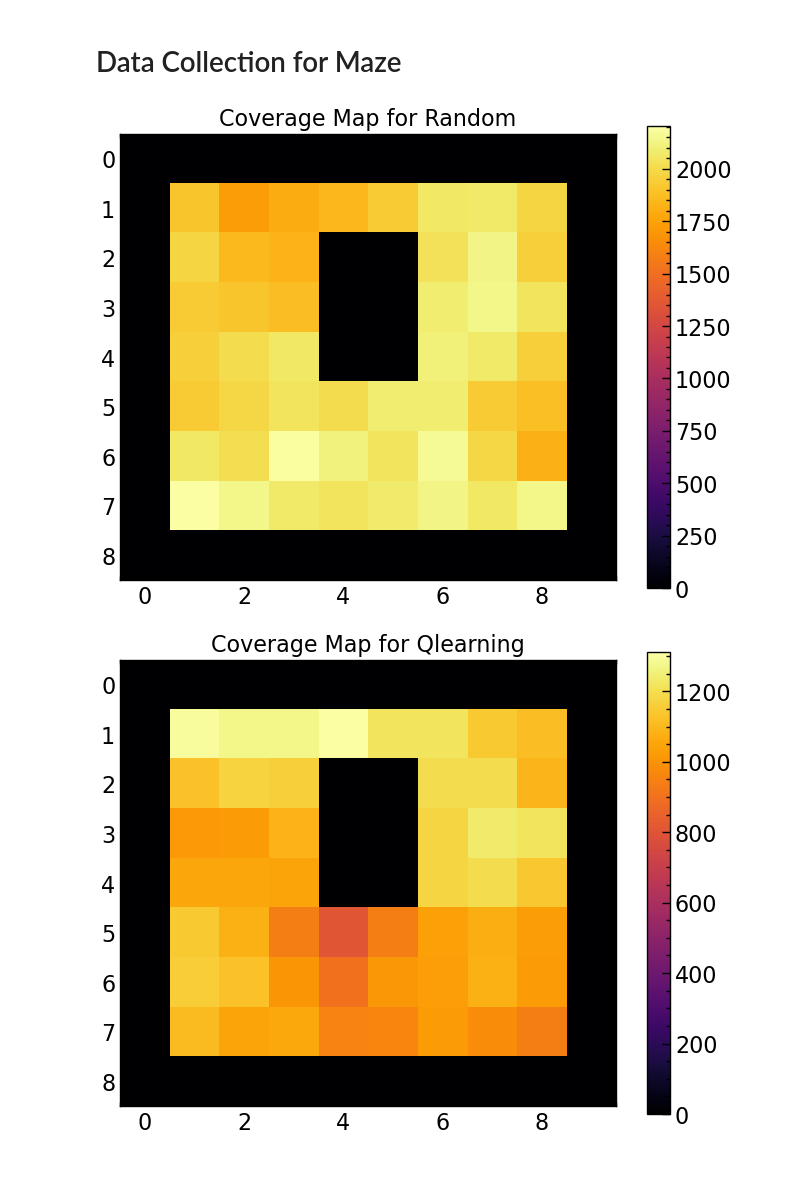
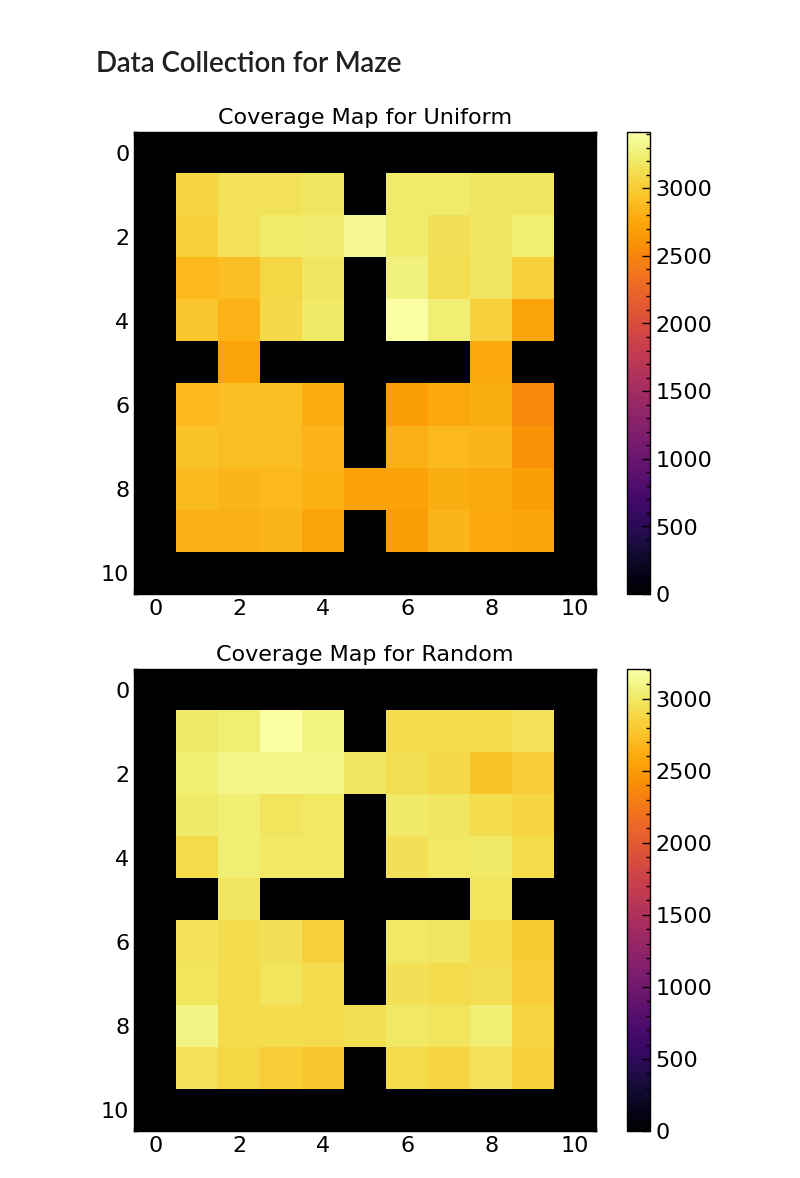
Before and after one commit to skylooop/ZeroShotRL, a Jupyter notebook: notebooks/mazes.ipynb, the cells around one changed output. Drawn from its saved outputs; the diff is of its cells as text; code cells hidden in the pictures.

```diff
--- a/notebooks/mazes.ipynb
+++ b/notebooks/mazes.ipynb
@@ -62,7 +56,7 @@ plt.tight_layout()
 # %% [markdown]
 # Data Collection for Maze
 # %%
-def random_exploration(env, num_episodes=500, num_steps=200):
+def random_exploration(env, num_episodes=1000, num_steps=200):
     coverage_map = np.where(env.maze_state == 1, -100, 0)
     dataset = dict()
     observations = []
@@ -90,6 +84,36 @@ def random_exploration(env, num_episodes=500, num_steps=200):
         observations.append(np.stack(cur_observations))
         actions.append(np.stack(cur_actions))
         dones.append(np.stack(cur_dones))
+
+    dataset['observations'] = np.concatenate(observations)
+    dataset['terminals'] = np.concatenate(dones)
+    dataset['actions'] = np.concatenate(actions)
+
+    ob_mask = (1.0 - dataset['terminals']).astype(bool)
+    next_ob_mask = np.concatenate([[False], ob_mask[:-1]])
+    dataset['next_observations'] = dataset['observations'][next_ob_mask]
+    dataset['observations'] = dataset['observations'][ob_mask]
+    dataset['actions'] = dataset['actions'][ob_mask][:, None]
+    new_terminals = np.concatenate([dataset['terminals'][1:], [1.0]])
+    dataset['terminals'] = new_terminals[ob_mask].astype(np.float32)
+    return coverage_map, dataset
+
+def uniform_exploration(env):
+    coverage_map = np.where(env.maze_state == 1, -100, 0)
+    dataset = dict()
+    observations = []
+    actions = []
+    dones = []
+    state_list = env.get_state_list()
+
+    for i in range(state_list):
+        for j in range(4):
+            state, info = env.reset(options={'start': np.array(state_list[i])})
+            observations.append(np.array(state, dtype=np.float32))
+            actions.append(np.array(j, dtype=np.float32))
+            next_state, reward, done, _, _ = env.step(j)
+            dones.append(np.array(done, dtype=np.float32))
+            coverage_map[next_state[0], next_state[1]] += 1
 
     dataset['observations'] = np.concatenate(observations)
     dataset['terminals'] = np.concatenate(dones)
@@ -141,38 +165,42 @@ def q_learning(env, num_episodes=500, horizon_T=200, alpha=0.1, gamma=0.99, epsi
 
         observations.append(np.stack(cur_observations))
         actions.append(np.stack(cur_actions))
         dones.append(np.stack(cur_dones))
 
     dataset['observations'] = np.concatenate(observations)
     dataset['terminals'] = np.concatenate(dones)
     dataset['actions'] = np.concatenate(actions)
 
     ob_mask = (1.0 - dataset['terminals']).astype(bool)
     next_ob_mask = np.concatenate([[False], ob_mask[:-1]])
     dataset['next_observations'] = dataset['observations'][next_ob_mask]
     dataset['observations'] = dataset['observations'][ob_mask]
     dataset['actions'] = dataset['actions'][ob_mask][:, None]
     new_terminals = np.concatenate([dataset['terminals'][1:], [1.0]])
     dataset['terminals'] = new_terminals[ob_mask].astype(np.float32)
 
     return coverage_map, dataset
 
 def visualize_coverage_map(coverage_map, name):
     plt.imshow(coverage_map, cmap='inferno', vmin=0)
     plt.colorbar()
     plt.title(f'Coverage Map for {name}')
     plt.show()
 
 # Example usage
-env = FourRoomsMazeEnv(Maze(maze_type='gridworld'))
+# env = FourRoomsMazeEnv(Maze(maze_type='gridworld'))
+env = FourRoomsMazeEnv(Maze())
+coverage_unif, dataset_unif = random_exploration(env)
+visualize_coverage_map(coverage_unif, name='Uniform')
+
 coverage_map_random, dataset_random = random_exploration(env)
 visualize_coverage_map(coverage_map_random, name='Random')
 
-coverage_map_q_learning, dataset_q_learning = q_learning(env)
-visualize_coverage_map(coverage_map_q_learning, name='Qlearning')
+# coverage_map_q_learning, dataset_q_learning = q_learning(env)
+# visualize_coverage_map(coverage_map_q_learning, name='Qlearning')
 # %% [output]
-[figure, old version]
+[figure, new version]
-[figure, old version]
+[figure, new version]
 # %%
 from utils.datasets import Dataset
 
```
Also changed, not shown: parts of 10 cells of this notebook, 14 other files.
